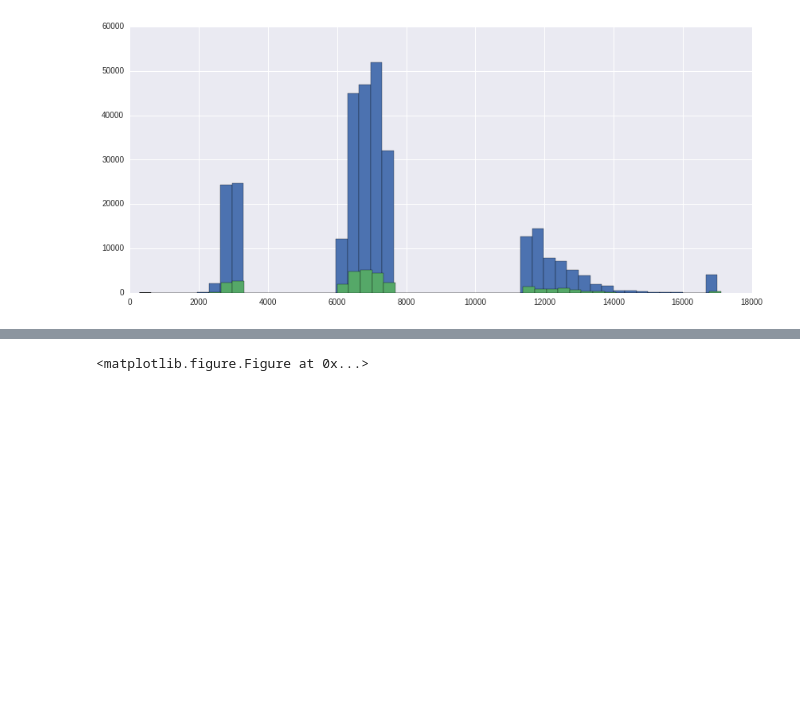
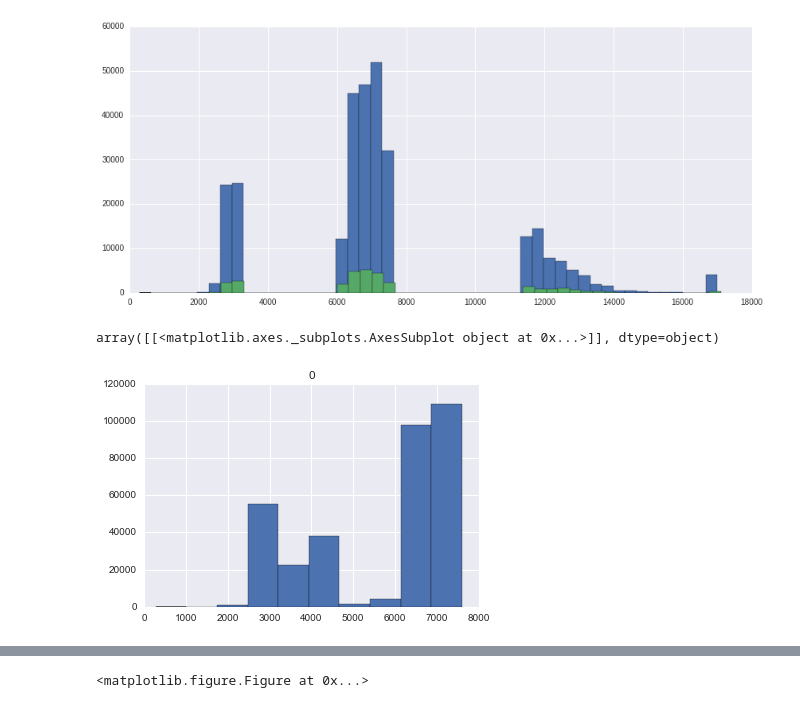
Before and after one commit to demidovakatya/competitions, a Jupyter notebook: exploratory_data_analysis.ipynb, the cells around one changed output, grey strips where cells are left out. Drawn from its saved outputs; the diff is of its cells as text; code cells hidden in the pictures; blank space fills up the shorter version.

Commit message:
update exploratory data analysis

```diff
--- a/exploratory_data_analysis.ipynb
+++ b/exploratory_data_analysis.ipynb
@@ -388,6 +369,16 @@ min         282.000000
 max       17102.000000
 Name: kmage_annuel, dtype: float64
 [figure]
+# %%
+kmage_annuel_ = df.kmage_annuel.values
+kmage_annuel_ = kmage_annuel_[kmage_annuel_ < 17000]
+kmage_annuel_[kmage_annuel_ > 12000] = kmage_annuel_[kmage_annuel_ > 12000] / 2
+kmage_annuel_[kmage_annuel_ > 8000] = kmage_annuel_[kmage_annuel_ > 8000] / 2
+# %%
+pd.DataFrame(kmage_annuel_).hist()
+# %% [output]
+array([[<matplotlib.axes._subplots.AxesSubplot object at 0x...>]], dtype=object)
+[figure, added]
 # %%
 df[df.kmage_annuel >= 17000].sort_values(by="kmage_annuel")
 # %% [output]
```
Also changed, not shown: parts of 24 cells of this notebook.
